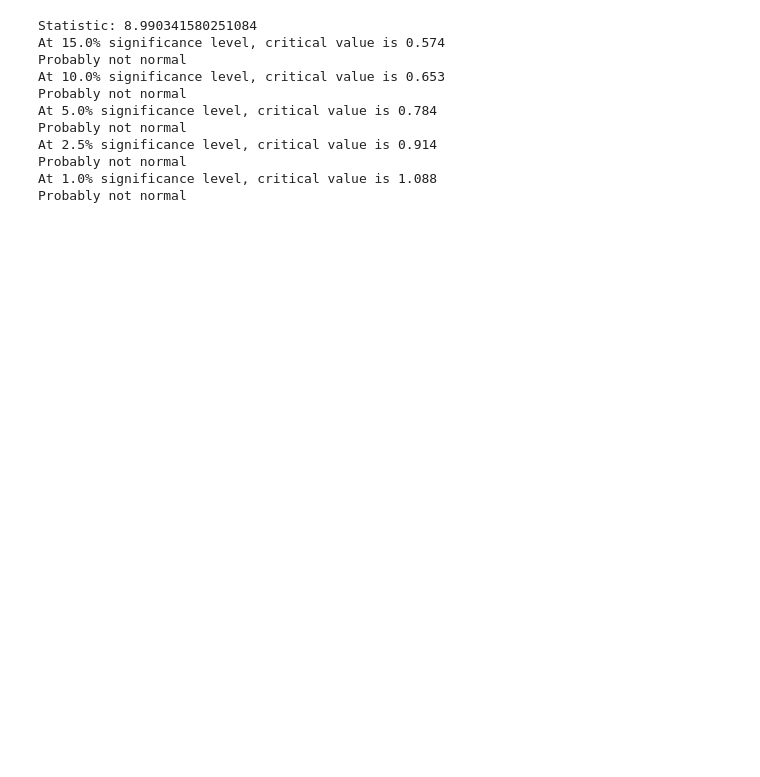
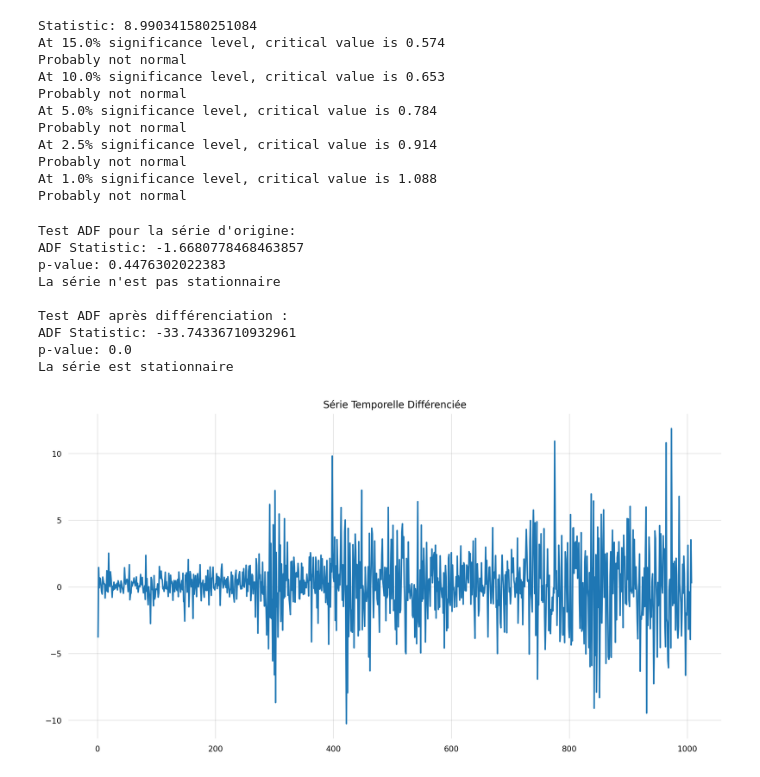
Before and after one commit to gaeldatascience/apple-stock-prediction, a Jupyter notebook: main.ipynb, the cells around one changed output. Cells and saved outputs as stored; diff of their text form; code cells hidden in the pictures; blank space fills up the shorter version.

```diff
--- a/main.ipynb
+++ b/main.ipynb
@@ -570,3 +377,40 @@ At 2.5% significance level, critical value is 0.914
 Probably not normal
 At 1.0% significance level, critical value is 1.088
 Probably not normal
+# %%
+from statsmodels.tsa.stattools import adfuller, acf, pacf
+
+
+def adf_test(series):
+    result = adfuller(series)
+    print('ADF Statistic:', result[0])
+    print('p-value:', result[1])
+    if result[1] <= 0.05:
+        print("La série est stationnaire")
+    else:
+        print("La série n'est pas stationnaire")
+
+print("\nTest ADF pour la série d'origine:")
+ts = data['Close'].dropna()
+adf_test(ts)
+
+# Différenciation pour rendre la série stationnaire
+ts_diff = ts.diff().dropna()
+print("\nTest ADF après différenciation :")
+adf_test(ts_diff)
+
+plt.figure(figsize=(12, 6))
+plt.plot(ts_diff, label='Différenciée')
+plt.title('Série Temporelle Différenciée')
+plt.show()
+# %% [output]
+Test ADF pour la série d'origine:
+ADF Statistic: -1.6680778468463857
+p-value: 0.4476302022383
+La série n'est pas stationnaire
+
+Test ADF après différenciation :
+ADF Statistic: -33.74336710932961
+p-value: 0.0
+La série est stationnaire
+[figure, added]
```
Also changed, not shown: parts of 17 cells of this notebook, 4 other files.
